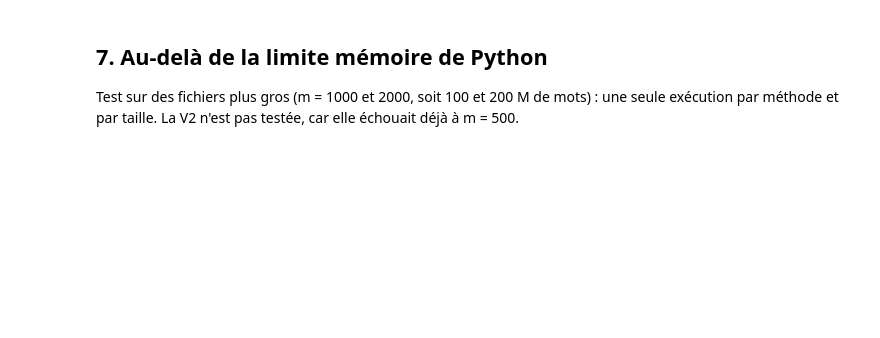
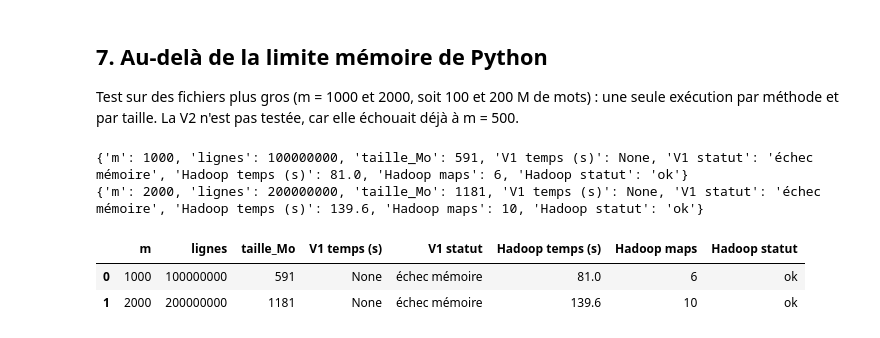
Before and after one commit to Fadidouda/tp_wordcount, a Jupyter notebook: wordcount_comparaison.ipynb, the cells around one changed output. Drawn from its saved outputs; the diff is of its cells as text; code cells hidden in the pictures; blank space fills up the shorter version.

Commit message:
Analyse comparative, test au-delà de la limite mémoire et conclusion

```diff
--- a/wordcount_comparaison.ipynb
+++ b/wordcount_comparaison.ipynb
@@ -748,32 +800,40 @@ else:
 ## 7. Au-delà de la limite mémoire de Python
 Test sur des fichiers plus gros (m = 1000 et 2000, soit 100 et 200 M de mots) : une seule exécution par méthode et par taille. La V2 n'est pas testée, car elle échouait déjà à m = 500.
 # %%
+LIMITE_MEMOIRE = int(4.5e9)   # Hadoop occupe environ 2 Go : on abaisse la limite pour protéger WSL
+
 lignes_ext = []
 for m in [1000, 2000]:
     f = DATA / f"mots_m{m}.txt"
     if not f.exists():
         with open(f, "wb") as out:
             for _ in range(m):
                 out.write(contenu)
     fichiers[m] = f
     hdfs("-put", "-f", str(f), f"{HDFS_BASE}/input/{f.name}")
 
     # V1 : une exécution
     d1, pic1, out1, rc1, err1 = executer([sys.executable, "src/wordcount_v1.py", str(f)])
     statut1 = "ok" if rc1 == 0 and verifier(parser_sortie(out1), m) else \
               ("échec mémoire" if "MemoryError" in err1 else f"échec ({rc1})")
 
     # Hadoop : une exécution
     dh, r, sortie = executer_hadoop(m)
     statuth = "ok" if r.returncode == 0 and verifier(lire_sortie_hdfs(sortie), m) else "échec"
     c = lire_compteurs(r.stderr)
 
     lignes_ext.append({"m": m, "lignes": N * m, "taille_Mo": round(f.stat().st_size / 1e6),
                        "V1 temps (s)": round(d1, 1) if statut1 == "ok" else None, "V1 statut": statut1,
                        "Hadoop temps (s)": round(dh, 1), "Hadoop maps": c.get("Launched map tasks"),
                        "Hadoop statut": statuth})
     print(lignes_ext[-1])
 
 df_ext = pd.DataFrame(lignes_ext)
 df_ext.to_csv(RESULTS / "extension.csv", index=False)
 df_ext
+# %% [output]
+{'m': 1000, 'lignes': 100000000, 'taille_Mo': 591, 'V1 temps (s)': None, 'V1 statut': 'échec mémoire', 'Hadoop temps (s)': 81.0, 'Hadoop maps': 6, 'Hadoop statut': 'ok'}
+{'m': 2000, 'lignes': 200000000, 'taille_Mo': 1181, 'V1 temps (s)': None, 'V1 statut': 'échec mémoire', 'Hadoop temps (s)': 139.6, 'Hadoop maps': 10, 'Hadoop statut': 'ok'}
+|  | m | lignes | taille_Mo | V1 temps (s) | V1 statut | Hadoop temps (s) | Hadoop maps | Hadoop statut |
+| 0 | 1000 | 100000000 | 591 | None | échec mémoire | 81.0 | 6 | ok |
+| 1 | 2000 | 200000000 | 1181 | None | échec mémoire | 139.6 | 10 | ok |
```
Also changed, not shown: parts of 19 cells of this notebook, 6 other files.
